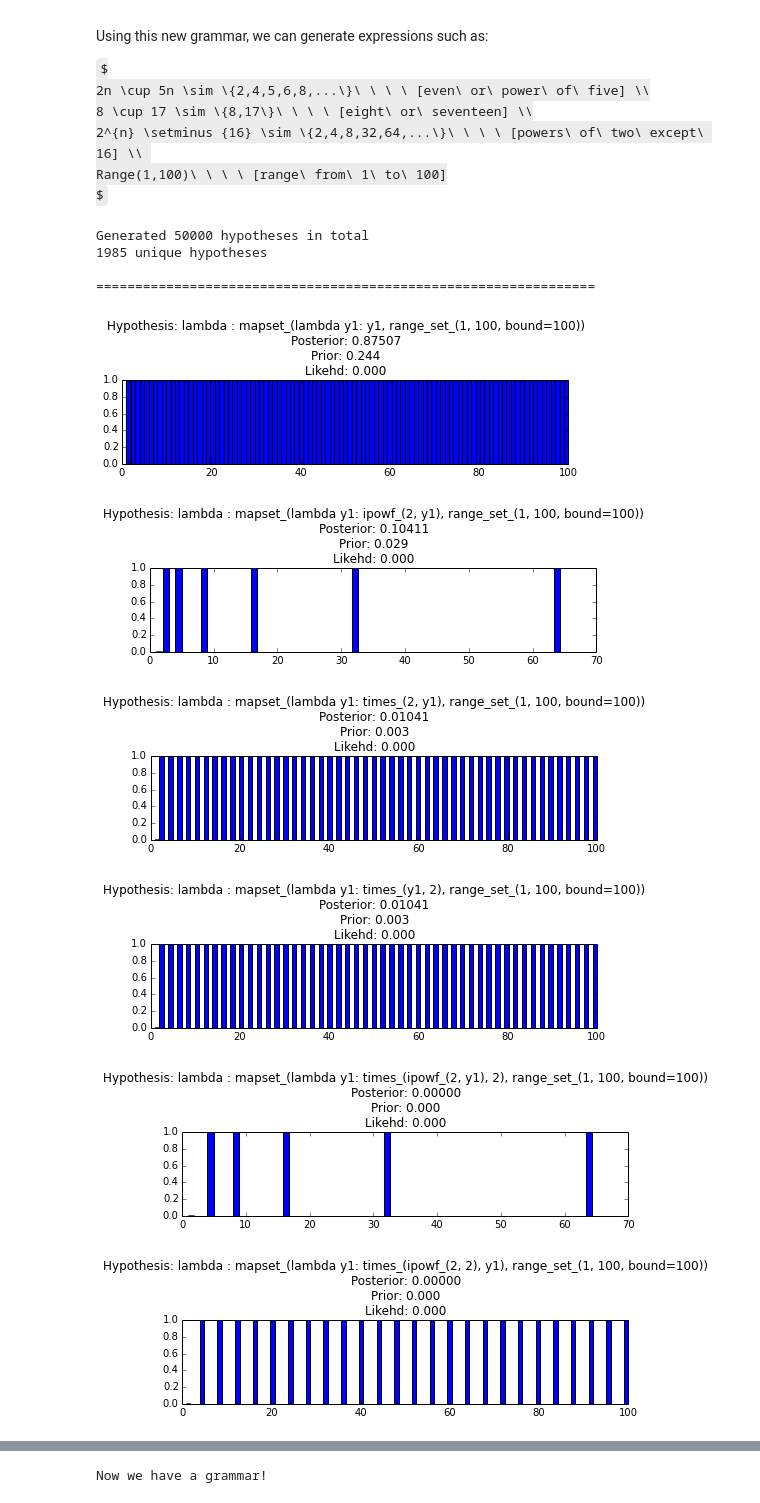
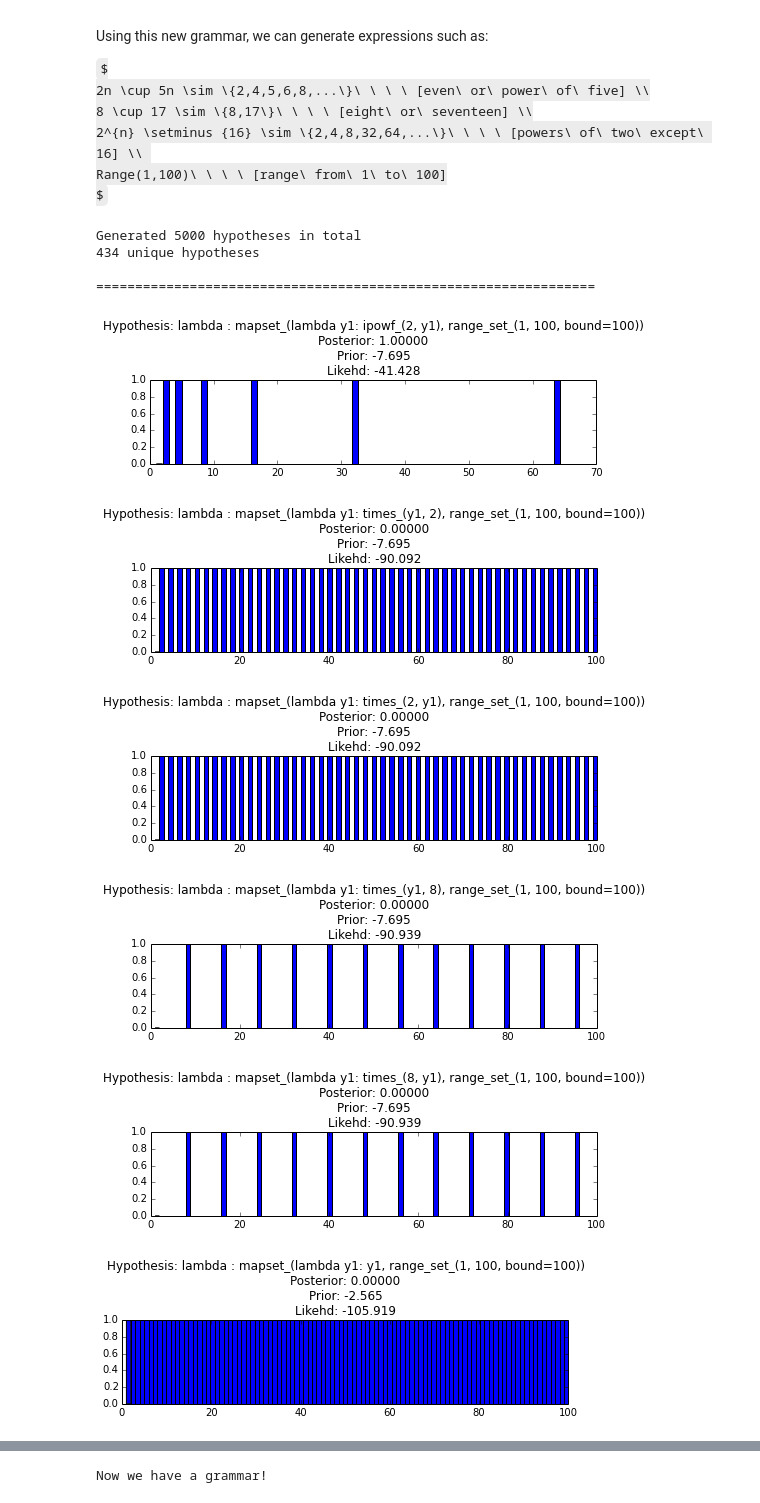
Before and after one commit to piantado/LOTlib, a Jupyter notebook: LOTlib/Examples/Tutorial/Number Game Example.ipynb, the cells around one changed output, grey strips where cells are left out. Cells and saved outputs as stored; diff of their text form; code cells hidden in the pictures; some formulas as TeX source.

```diff
--- a/LOTlib/Examples/Tutorial/Number Game Example.ipynb
+++ b/LOTlib/Examples/Tutorial/Number Game Example.ipynb
@@ -93,19 +93,19 @@ grammar.add_rule('rng', 'range_set_', ['1', '100', 'bound=100'], 8.)
 # Mapping expressions over sets of numbers
 grammar.add_rule('SET', 'mapset_', ['FUNC', 'rng'], 3.)
 # grammar.add_rule('SET', 'mapset_', ['FUNC', 'SET'], 3.)
-grammar.add_rule('FUNC', 'lambda', ['EXPR'], 1., bv_type='EXPR')
+grammar.add_rule('FUNC', 'lambda', ['EXPR'], 1., bv_type='EXPR', bv_p=1.0)
 
 # Expressions
 # grammar.add_rule('EXPR', 'plus_', ['EXPR', 'EXPR'], 1.)
 # grammar.add_rule('EXPR', 'minus_', ['EXPR', 'EXPR'], 1.)
 grammar.add_rule('EXPR', 'times_', ['EXPR', 'EXPR'], 1.)
-grammar.add_rule('EXPR', 'ipowf_', ['EXPR', 'EXPR'], 10.)
+grammar.add_rule('EXPR', 'ipowf_', ['EXPR', 'EXPR'], 1.)
 
 # Terminals
-grammar.add_rule('EXPR', str(2), None, 20.)
+# grammar.add_rule('EXPR', str(2), None, 1.)
 # grammar.add_rule('EXPR', str(1), None, 3.)
-# for i in range(0, 10):
-#     grammar.add_rule('EXPR', str(i), None, 1.)
+for i in range(0, 10):
+    grammar.add_rule('EXPR', str(i), None, 1.)
 
 print 'Now we have a grammar!'
 # %% [output]
@@ -193,9 +193,9 @@ data = [2, 2, 2, 2, 2, 8, 8, 8, 8, 8, 8, 16, 16, 16, 32, 32, 32, 32, 32, 32, 64,
 # Range of number in domain => [1, domain]
 domain = 100
 # Number of hypotheses to generate
-num_iters = 50000
+num_iters = 5000
 # Noise parameter
-alpha = .99999
+alpha = .99
 
 #~~~~~~~~~~~~~~~~~~~~~~~~~~~~~~~~~~~~~~~~~~~~~~~~~~~~~~~~~~~~~~~~~~~~~~~~~~~~~~~~~~~~~~~#
 #~~~~~~~~~~~~~~~~~~~~~~~~~~~~~ Randomly generate samples ~~~~~~~~~~~~~~~~~~~~~~~~~~~~~~~#
@@ -223,40 +223,40 @@ Z = logsumexp([h.posterior_score for h in hypotheses])
 #~~~~~~~~~~~~~~~~~~~~~~ Printing stuff for best 10 hypotheses ~~~~~~~~~~~~~~~~~~~~~~~~~~#
 #~~~~~~~~~~~~~~~~~~~~~~~~~~~~~~~~~~~~~~~~~~~~~~~~~~~~~~~~~~~~~~~~~~~~~~~~~~~~~~~~~~~~~~~#
 
 best_hypotheses = sorted(hypotheses, key=lambda x: x.posterior_score)
 best_hypotheses.reverse()
 
 clear_output()
 print '\nGenerated %i hypotheses in total' % num_iters
 print str(len(hypotheses)) + ' unique hypotheses\n'
 print '================================================================'
 
 for i in range(10):
     h = best_hypotheses[i]
     # h_in_domain is the set of items this hypothesis maps to; e.g. 2^n => {2,4,8,16,...}
     h_in_domain = [item for item in h() if item <= domain]
 
     # Create figure
     figure(num=None, figsize=(8, 1.5), dpi=80, facecolor='w', edgecolor='k')
     hist(h_in_domain, bins=domain, range=(1,domain))
 
     title('Hypothesis: ' + str(h) +
           '\nPosterior: %.5f' % exp(h.posterior_score - Z) +
-          '\nPrior: %.3f' % exp(h.prior) +
-          '\nLikehd: %.3f' % exp(h.likelihood))
+          '\nPrior: %.3f' % h.prior +
+          '\nLikehd: %.3f' % h.likelihood)
 
 
 #~~~~~~~~~~~~~~~~~~~~~~~~~~~~~~~~~~~~~~~~~~~~~~~~~~~~~~~~~~~~~~~~~~~~~~~~~~~~~~~~~~~~~~~#
 #~~~~~~~~~~~~~~~~~~~ Remember, the ideal hypothesis is:  2n + 1 ~~~~~~~~~~~~~~~~~~~~~~~~#
 #~~~~~~~~~~~~~~~~~~~~~~~~~~~~~~~~~~~~~~~~~~~~~~~~~~~~~~~~~~~~~~~~~~~~~~~~~~~~~~~~~~~~~~~#
 # %% [output]
-Generated 50000 hypotheses in total
-1985 unique hypotheses
+Generated 5000 hypotheses in total
+434 unique hypotheses
 
 ================================================================
-[figure, old version]
+[figure, new version]
-[figure, old version]
+[figure, new version]
-[figure, old version]
+[figure, new version]
-[figure, old version]
+[figure, new version]
-[figure, old version]
+[figure, new version]
-[figure, old version]
+[figure, new version]
```
Also changed, not shown: parts of 2 cells of this notebook, 4 other files.
